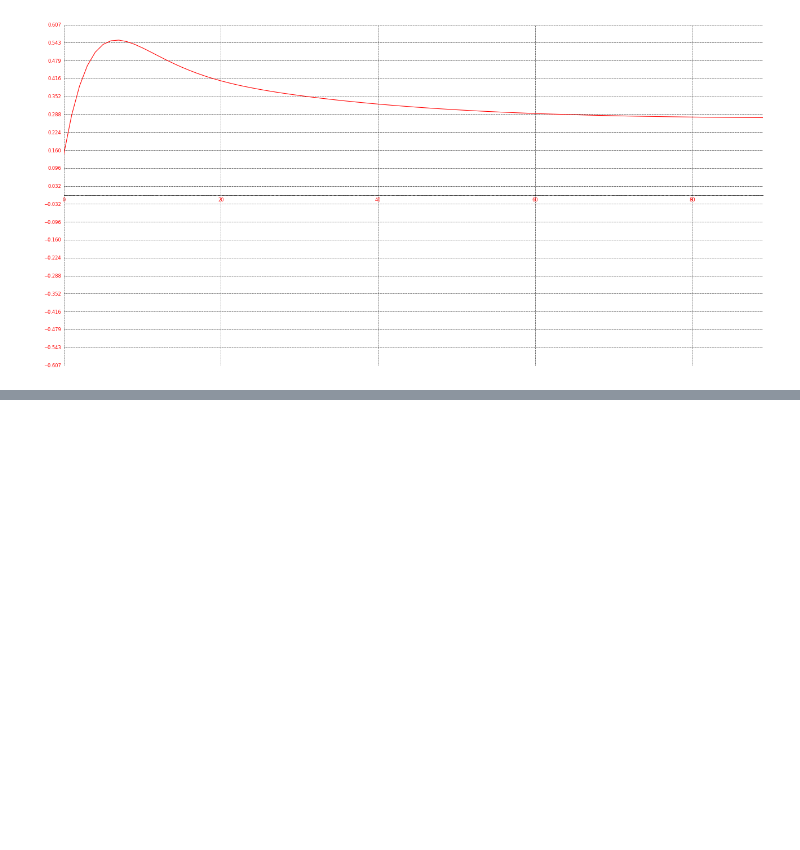
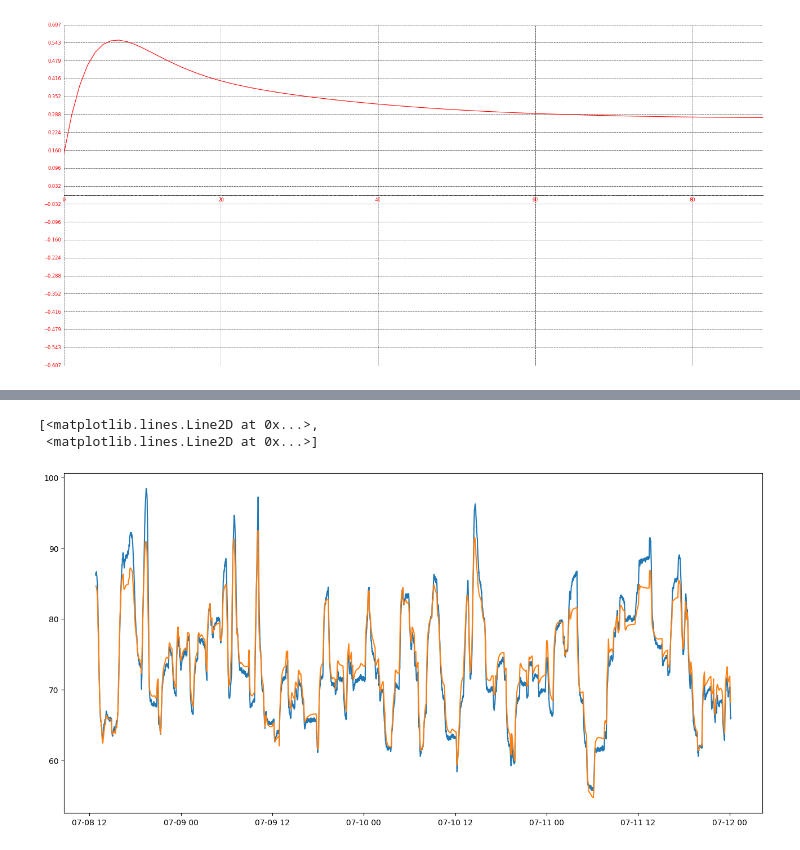
Before and after one commit to CPCLAB-UNIPI/SIPPY, a Jupyter notebook: Examples/subspace_id_upstream.ipynb, the cells around one changed output, grey strips where cells are left out. Saved outputs shown, nothing was run; the diff lists cells and outputs as text; code cells hidden in the pictures; blank space fills up the shorter version.

```diff
--- a/Examples/subspace_id_upstream.ipynb
+++ b/Examples/subspace_id_upstream.ipynb
@@ -219,0 +221,10 @@ plt.grid()
+# %%
+pred = simulate_fir(firmodel, step_test_data)
+# %%
+start_idx = 20000
+end_idx = 25000
+plt.plot(step_test_data.index[start_idx:end_idx], step_test_data[output_tag].iloc[start_idx:end_idx], pred.index[start_idx:end_idx], pred[output_tag].iloc[start_idx:end_idx])
+# %% [output]
+[<matplotlib.lines.Line2D at 0x...>,
+ <matplotlib.lines.Line2D at 0x...>]
+[figure, added]
```
Also changed, not shown: parts of 4 cells of this notebook, 1 other file.
